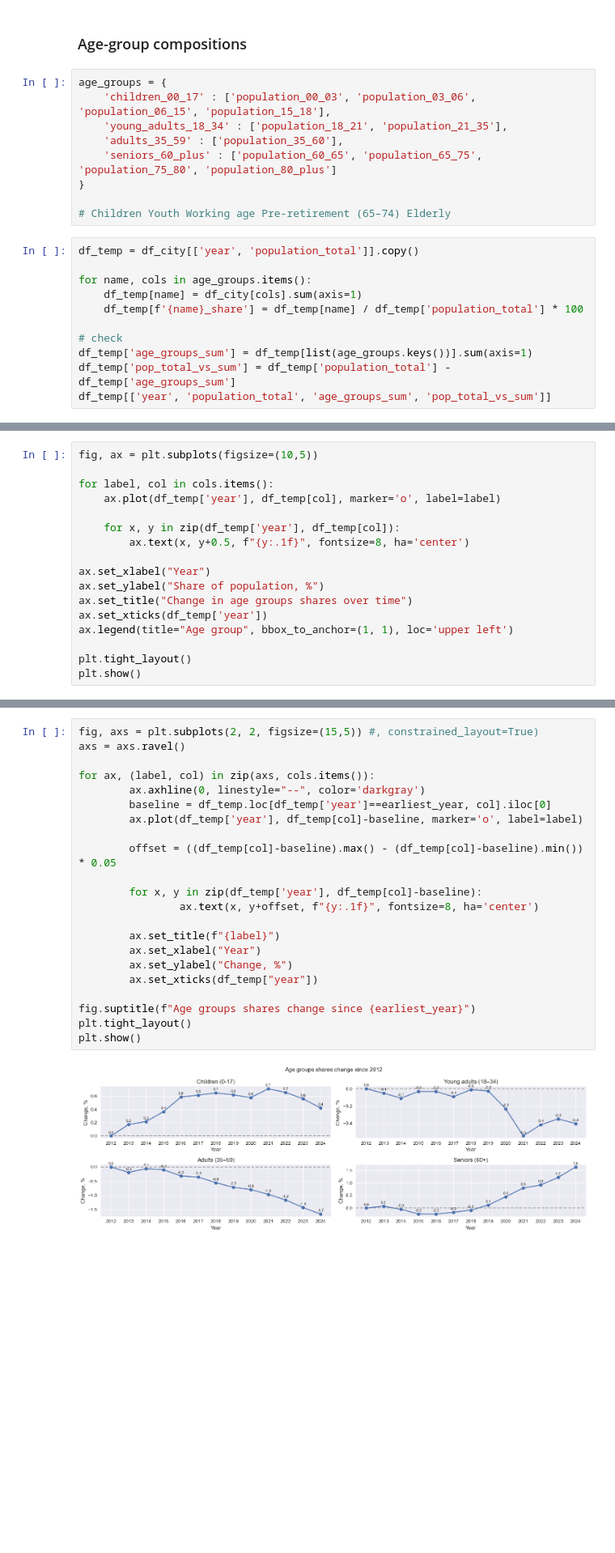
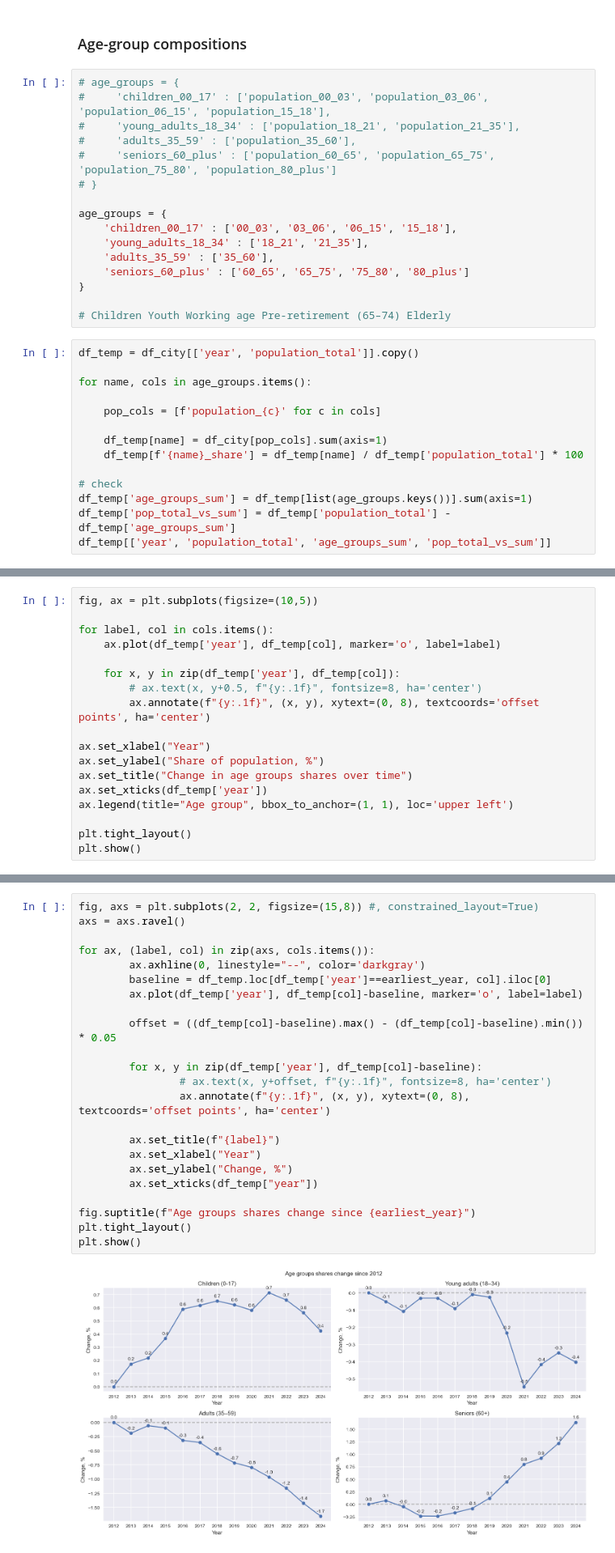
Before and after one commit to rosewiine/cologne-city-eda, a Jupyter notebook: notebooks/02_EDA.ipynb, the cells around one changed output, grey strips where cells are left out. Shown at 81% size. Cells and saved outputs as stored; diff of their text form; blank space fills up the shorter version.

```diff
--- a/notebooks/02_EDA.ipynb
+++ b/notebooks/02_EDA.ipynb
@@ -440,11 +440,18 @@ The linear trend shows an increase of 0.05 years per calendar year, indicating a
 # %% [markdown]
 ### Age-group compositions
 # %%
+# age_groups = {
+#     'children_00_17' : ['population_00_03', 'population_03_06', 'population_06_15', 'population_15_18'],
+#     'young_adults_18_34' : ['population_18_21', 'population_21_35'],
+#     'adults_35_59' : ['population_35_60'],
+#     'seniors_60_plus' : ['population_60_65', 'population_65_75', 'population_75_80', 'population_80_plus']
+# }
+
 age_groups = {
-    'children_00_17' : ['population_00_03', 'population_03_06', 'population_06_15', 'population_15_18'],
-    'young_adults_18_34' : ['population_18_21', 'population_21_35'],
-    'adults_35_59' : ['population_35_60'],
-    'seniors_60_plus' : ['population_60_65', 'population_65_75', 'population_75_80', 'population_80_plus']
+    'children_00_17' : ['00_03', '03_06', '06_15', '15_18'],
+    'young_adults_18_34' : ['18_21', '21_35'],
+    'adults_35_59' : ['35_60'],
+    'seniors_60_plus' : ['60_65', '65_75', '75_80', '80_plus']
 }
 
 # Children Youth Working age Pre-retirement (65–74) Elderly
@@ -452,7 +459,10 @@ age_groups = {
 df_temp = df_city[['year', 'population_total']].copy()
 
 for name, cols in age_groups.items():
-    df_temp[name] = df_city[cols].sum(axis=1)
+
+    pop_cols = [f'population_{c}' for c in cols]
+
+    df_temp[name] = df_city[pop_cols].sum(axis=1)
     df_temp[f'{name}_share'] = df_temp[name] / df_temp['population_total'] * 100
 
 # check
@@ -509,7 +519,8 @@ for label, col in cols.items():
     ax.plot(df_temp['year'], df_temp[col], marker='o', label=label)
 
     for x, y in zip(df_temp['year'], df_temp[col]):
-        ax.text(x, y+0.5, f"{y:.1f}", fontsize=8, ha='center')
+        # ax.text(x, y+0.5, f"{y:.1f}", fontsize=8, ha='center')
+        ax.annotate(f"{y:.1f}", (x, y), xytext=(0, 8), textcoords='offset points', ha='center')
 
 ax.set_xlabel("Year")
 ax.set_ylabel("Share of population, %")
@@ -554,29 +565,30 @@ The share of children and young adults remained relatively stable.
 # plt.tight_layout()
 # plt.show()
 # %%
-fig, axs = plt.subplots(2, 2, figsize=(15,5)) #, constrained_layout=True)
+fig, axs = plt.subplots(2, 2, figsize=(15,8)) #, constrained_layout=True)
 axs = axs.ravel()
 
 for ax, (label, col) in zip(axs, cols.items()):
         ax.axhline(0, linestyle="--", color='darkgray')
         baseline = df_temp.loc[df_temp['year']==earliest_year, col].iloc[0]
         ax.plot(df_temp['year'], df_temp[col]-baseline, marker='o', label=label)
 
         offset = ((df_temp[col]-baseline).max() - (df_temp[col]-baseline).min()) * 0.05
 
         for x, y in zip(df_temp['year'], df_temp[col]-baseline):
-                ax.text(x, y+offset, f"{y:.1f}", fontsize=8, ha='center')
+                # ax.text(x, y+offset, f"{y:.1f}", fontsize=8, ha='center')
+                ax.annotate(f"{y:.1f}", (x, y), xytext=(0, 8), textcoords='offset points', ha='center')
 
         ax.set_title(f"{label}")
         ax.set_xlabel("Year")
         ax.set_ylabel("Change, %")
         ax.set_xticks(df_temp["year"])
 
 fig.suptitle(f"Age groups shares change since {earliest_year}")
 plt.tight_layout()
 plt.show()
 # %% [output]
-[figure, old version]
+[figure, new version]
 # %% [markdown]
 The figure indicates that:
 
```
Also changed, not shown: parts of 19 cells of this notebook, 2 other files.
